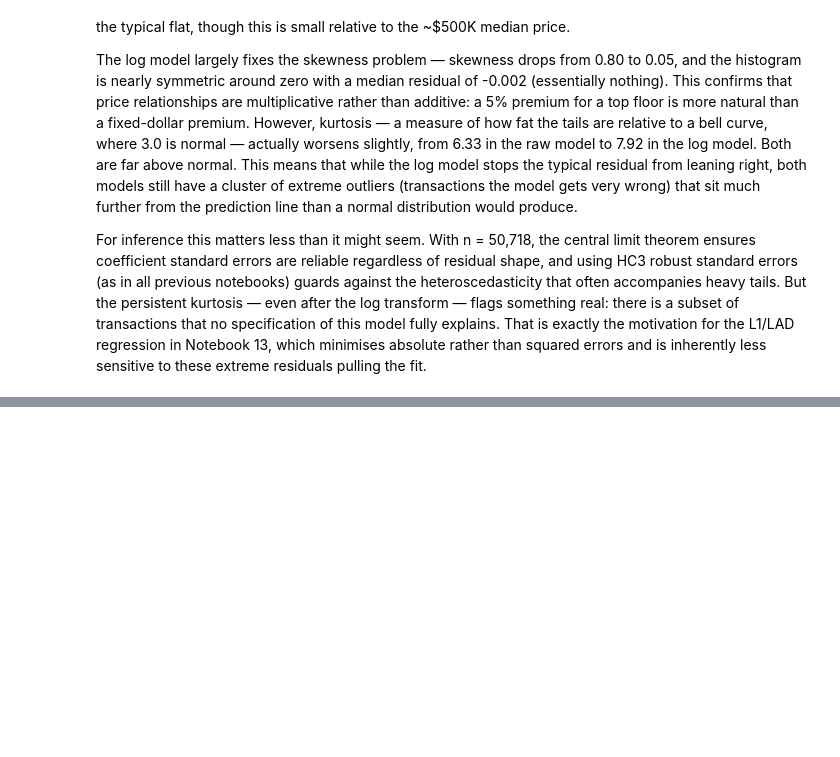
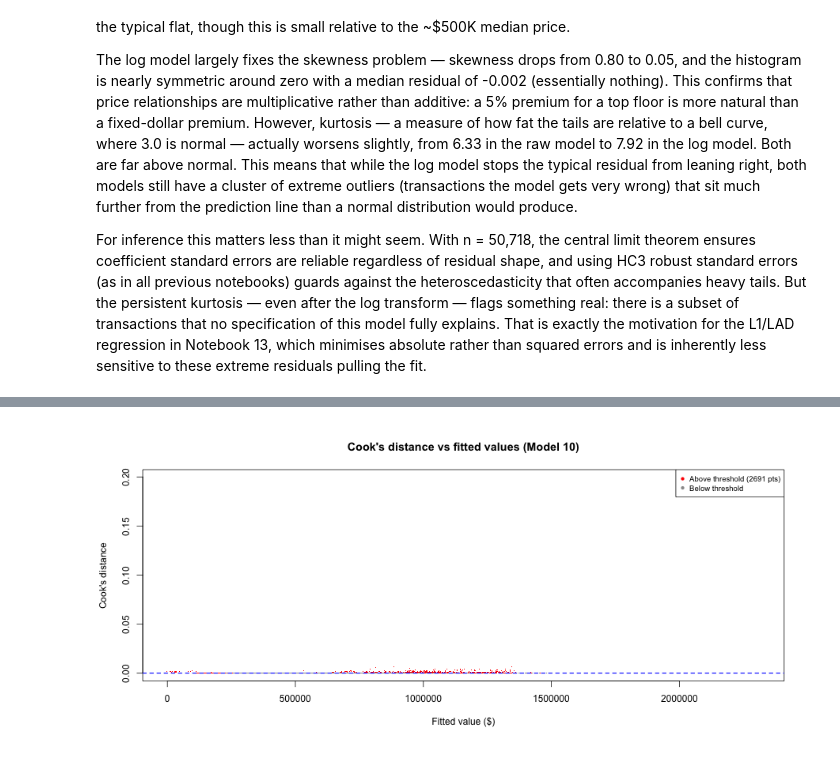
Before and after one commit to wongpeiting/hdb-regression, a Jupyter notebook: 12-model-diagnostics.ipynb, the cells around one changed output, grey strips where cells are left out. Saved outputs shown, nothing was run; the diff lists cells and outputs as text; code cells hidden in the pictures; blank space fills up the shorter version.

Commit message:
NB12: add Cook's distance analysis and sensitivity test

```diff
--- a/12-model-diagnostics.ipynb
+++ b/12-model-diagnostics.ipynb
@@ -165,0 +221,19 @@ For inference this matters less than it might seem. With n = 50,718, the central
+# %%
+%%R -w 900 -h 400
+fitted_vals <- fitted(model10)
+
+plot(fitted_vals, cooks_d,
+     pch = '.', col = ifelse(cooks_d > threshold, 'red', 'grey60'),
+     main = "Cook's distance vs fitted values (Model 10)",
+     xlab = 'Fitted value ($)', ylab = "Cook's distance",
+     cex = ifelse(cooks_d > threshold, 1.5, 0.5))
+abline(h = threshold, col = 'blue', lty = 2, lwd = 1.5)
+text(x = fitted_vals[which.max(cooks_d)], y = max(cooks_d),
+     labels = sprintf('Blk %s %s', df$block[which.max(cooks_d)],
+     substr(df$street_name[which.max(cooks_d)], 1, 15)),
+     pos = 2, cex = 0.7, col = 'red')
+legend('topright', c(sprintf('Above threshold (%d pts)', sum(cooks_d > threshold)),
+    'Below threshold'),
+    col = c('red', 'grey60'), pch = 16, cex = 0.8)
+# %% [output]
+[figure, added]
```
Also changed, not shown: parts of 4 cells of this notebook.
